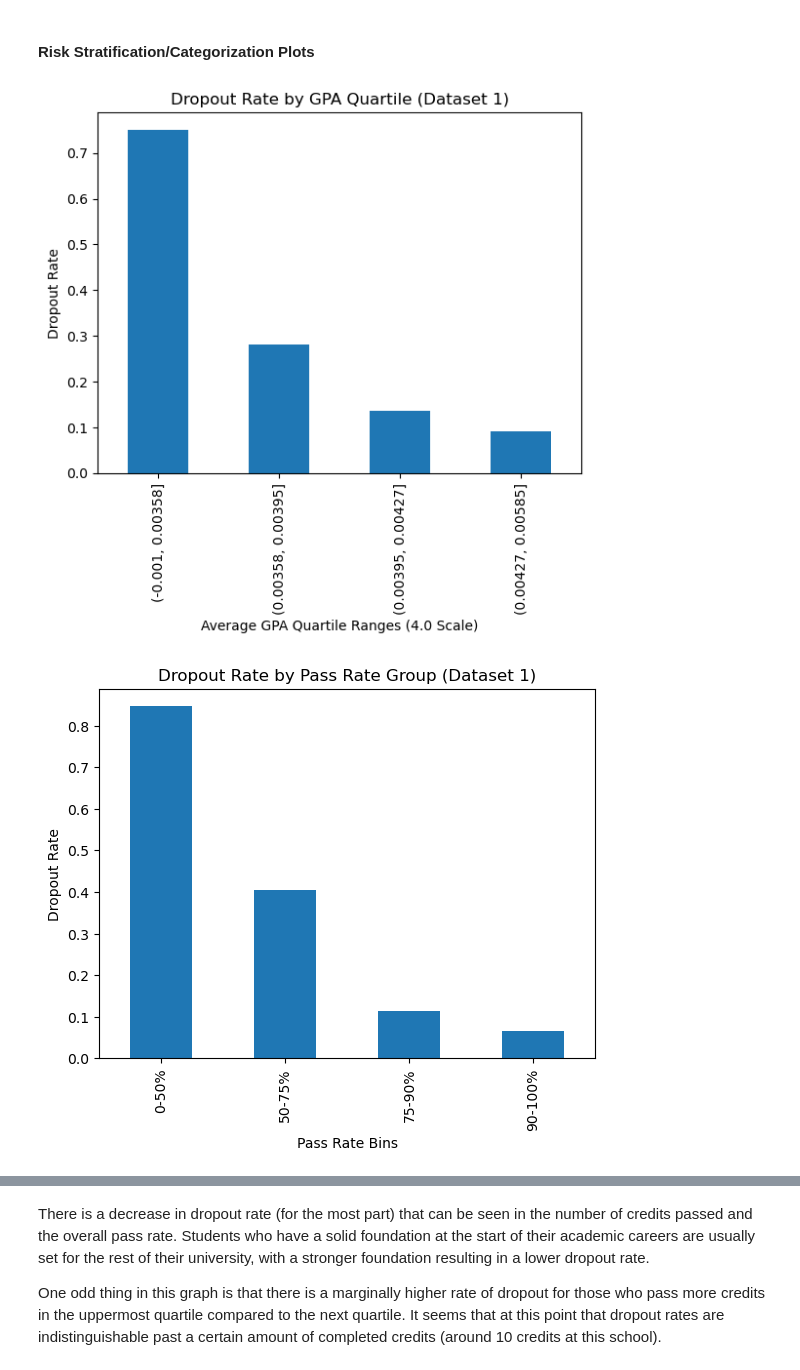
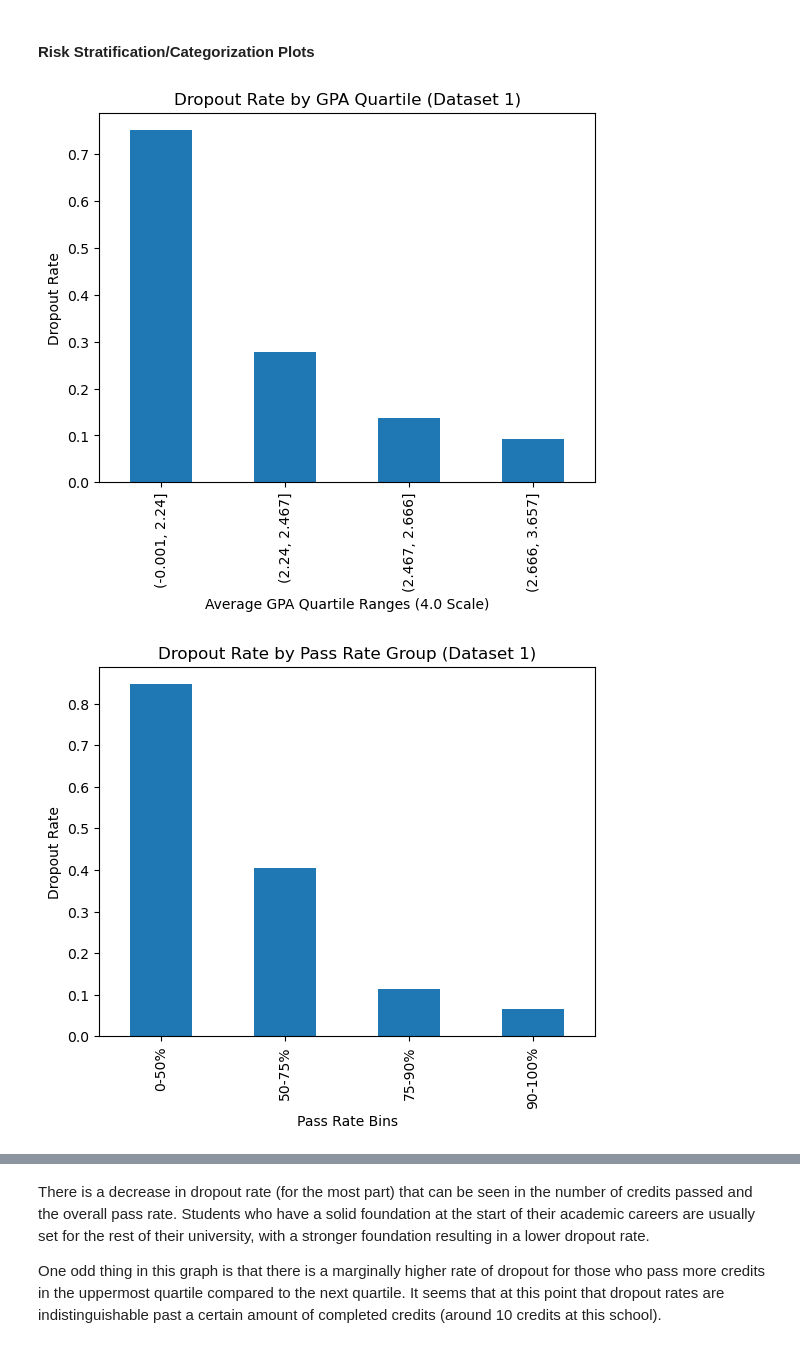
Before and after one commit to COGS108/Group127_WI26, a Jupyter notebook: 03-FinalProject.ipynb, the cells around one changed output, grey strips where cells are left out. Drawn from its saved outputs; the diff is of its cells as text; code cells hidden in the pictures.

```diff
--- a/03-FinalProject.ipynb
+++ b/03-FinalProject.ipynb
@@ -157,10 +156,10 @@ grade_cols = [
 ]
 
 for col in grade_cols:
-    data1_eda[col] = (data1_eda[col] / max_port) * max_usa
+    data1[col] = (data1[col] / max_port) * max_usa
 
-data1_eda['Avg_Gpa'] = (data1_eda['Sem1_Gpa'] + data1_eda['Sem2_Gpa']) / 2
+data1['Avg_Gpa'] = (data1['Sem1_Gpa'] + data1['Sem2_Gpa']) / 2
 
-print(data1_eda[['Sem1_Gpa','Sem2_Gpa', 'Avg_Gpa']].head(5))
+print(data1[['Sem1_Gpa','Sem2_Gpa', 'Avg_Gpa']].head(5))
 # %% [output]
    Sem1_Gpa  Sem2_Gpa   Avg_Gpa
@@ -172,12 +171,12 @@ print(data1_eda[['Sem1_Gpa','Sem2_Gpa', 'Avg_Gpa']].head(5))
 # %%
 ## Totaling up enrolled and passed credits for both semesters, including a ratio between the two
 
-data1_eda['Total_Enrolled'] = data1_eda['Sem1_Enrolled'] + data1_eda['Sem2_Enrolled']
-data1_eda['Total_Passed'] = data1_eda['Sem1_Passed'] + data1_eda['Sem2_Passed']
-data1_eda['Pass_Rate'] = data1_eda['Total_Passed']/data1_eda['Total_Enrolled']
+data1['Total_Enrolled'] = data1['Sem1_Enrolled'] + data1['Sem2_Enrolled']
+data1['Total_Passed'] = data1['Sem1_Passed'] + data1['Sem2_Passed']
+data1['Pass_Rate'] = data1['Total_Passed']/data1['Total_Enrolled']
 
-print(data1_eda[['Total_Enrolled','Total_Passed', 'Pass_Rate']].head(5))
-data1_eda
+print(data1[['Total_Enrolled','Total_Passed', 'Pass_Rate']].head(5))
+data1
 # %% [output]
    Total_Enrolled  Total_Passed  Pass_Rate
 0              12            12   1.000000
@@ -267,12 +266,12 @@ We can see that the number of credits passed in the first year shows that it has
 #### Risk Stratification/Categorization Plots
 # %%
 # Construct Dropout Binary Target
-data1_eda['Dropout_Binary'] = (data1_eda['Target'] == 'Dropout').astype(int)
+data1['Dropout_Binary'] = (data1['Target'] == 'Dropout').astype(int)
 
 # GPA Quartiles
-data1_eda['GPA_Quartile'] = pd.qcut(data1_eda['Avg_Gpa'], 4)
+data1['GPA_Quartile'] = pd.qcut(data1['Avg_Gpa'], 4)
 
-gpa_dropout_1 = data1_eda.groupby('GPA_Quartile', observed=False)['Dropout_Binary'].mean()
+gpa_dropout_1 = data1.groupby('GPA_Quartile', observed=False)['Dropout_Binary'].mean()
 
 gpa_dropout_1.plot(kind='bar')
 plt.ylabel("Dropout Rate")
@@ -280,40 +279,40 @@ plt.xlabel("Average GPA Quartile Ranges (4.0 Scale)")
 plt.title("Dropout Rate by GPA Quartile (Dataset 1)")
 plt.show()
 
 # Pass Rate Groups (manual bins)
 bins = [0, 0.5, 0.75, 0.9, 1.0]
 labels = ["0-50%", "50-75%", "75-90%", "90-100%"]
 
-data1_eda['PassRate_Group'] = pd.cut(
-    data1_eda['Pass_Rate'],
+data1['PassRate_Group'] = pd.cut(
+    data1['Pass_Rate'],
     bins=bins,
     labels=labels,
     include_lowest=True
 )
 
-passrate_dropout_1 = data1_eda.groupby('PassRate_Group', observed=False)['Dropout_Binary'].mean()
+passrate_dropout_1 = data1.groupby('PassRate_Group', observed=False)['Dropout_Binary'].mean()
 
 passrate_dropout_1.plot(kind='bar')
 plt.ylabel("Dropout Rate")
 plt.xlabel("Pass Rate Bins")
 plt.title("Dropout Rate by Pass Rate Group (Dataset 1)")
 plt.show()
 
-data1_eda['TotalPassed_Quartile'] = pd.qcut(
-    data1_eda['Total_Passed'],
+data1['TotalPassed_Quartile'] = pd.qcut(
+    data1['Total_Passed'],
     4,
     duplicates='drop'
 )
 
-totalpassed_dropout_1 = data1_eda.groupby('TotalPassed_Quartile', observed=False)['Dropout_Binary'].mean()
+totalpassed_dropout_1 = data1.groupby('TotalPassed_Quartile', observed=False)['Dropout_Binary'].mean()
 
 totalpassed_dropout_1.plot(kind='bar')
 plt.ylabel("Dropout Rate")
 plt.xlabel("Total Passed Quartile Ranges")
 plt.title("Dropout Rate by Total Passed Quartile (Dataset 1)")
 plt.show()
 # %% [output]
-[figure, old version]
+[figure, new version]
 [figure]
 [figure]
 # %% [markdown]
```
Also changed, not shown: parts of 19 cells of this notebook, 1 other file.
